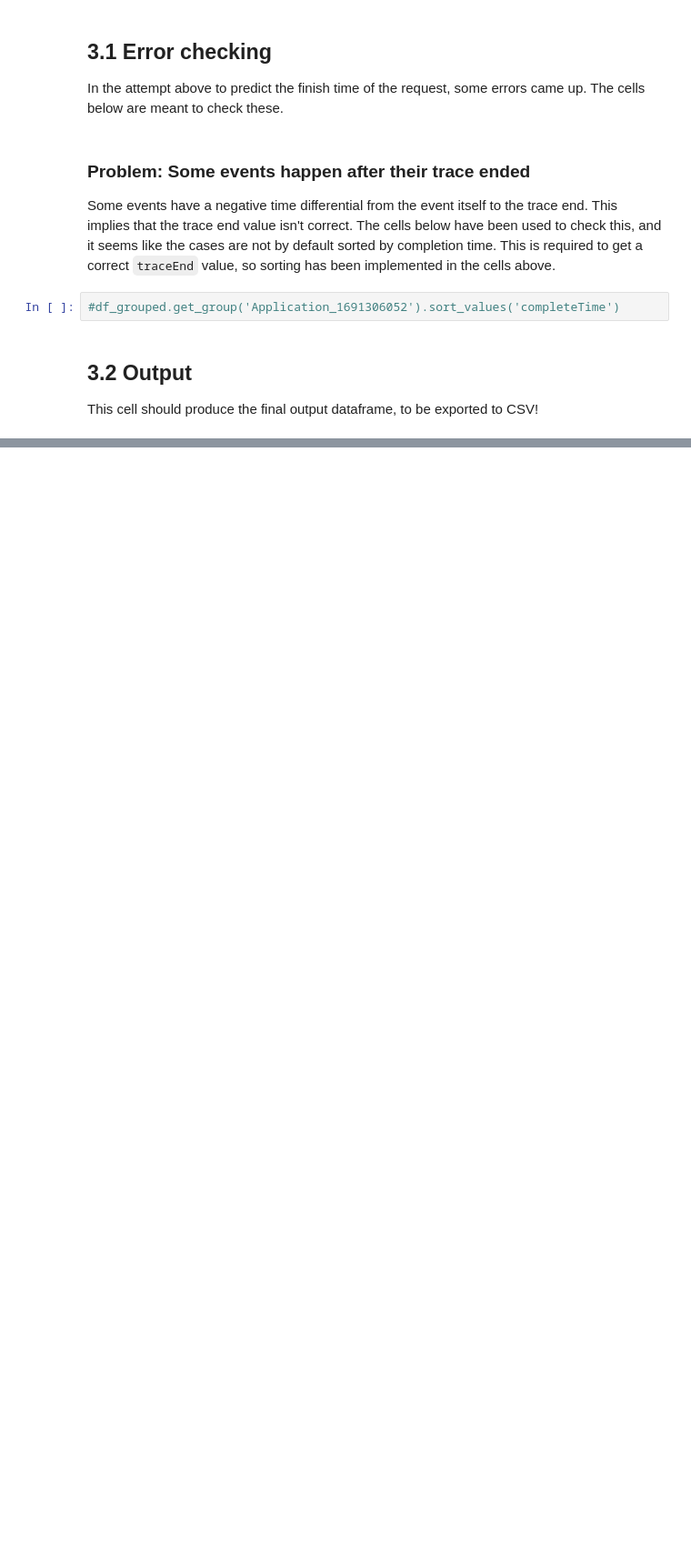
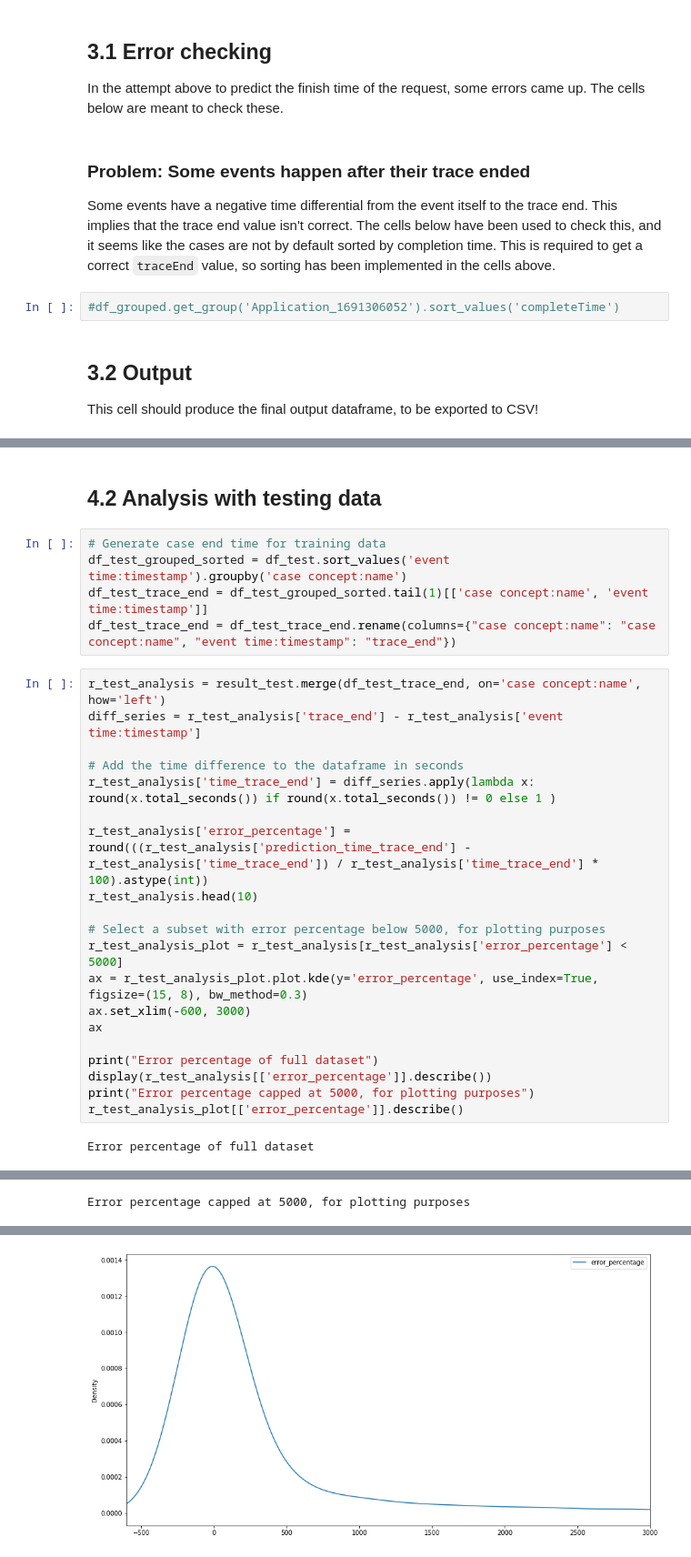
Before and after one commit to NickSot/process_mining, a Jupyter notebook: jesse/sprint_1_2012.ipynb, the cells around one changed output, grey strips where cells are left out. Shown: that part at 91% size. Drawn from its saved outputs; the diff is of its cells as text; blank space fills up the shorter version.

```diff
--- a/jesse/sprint_1_2012.ipynb
+++ b/jesse/sprint_1_2012.ipynb
@@ -262,0 +291,29 @@ ax_bp = r_analysis.boxplot(column='error_percentage', showfliers=False)
+# %% [markdown]
+## 4.2 Analysis with testing data
+# %%
+# Generate case end time for training data
+df_test_grouped_sorted = df_test.sort_values('event time:timestamp').groupby('case concept:name')
+df_test_trace_end = df_test_grouped_sorted.tail(1)[['case concept:name', 'event time:timestamp']]
+df_test_trace_end = df_test_trace_end.rename(columns={"case concept:name": "case concept:name", "event time:timestamp": "trace_end"})
+# %%
+r_test_analysis = result_test.merge(df_test_trace_end, on='case concept:name', how='left')
+diff_series = r_test_analysis['trace_end'] - r_test_analysis['event time:timestamp']
+
+# Add the time difference to the dataframe in seconds
+r_test_analysis['time_trace_end'] = diff_series.apply(lambda x: round(x.total_seconds()) if round(x.total_seconds()) != 0 else 1 )
+
+r_test_analysis['error_percentage'] = round(((r_test_analysis['prediction_time_trace_end'] - r_test_analysis['time_trace_end']) / r_test_analysis['time_trace_end'] * 100).astype(int))
+r_test_analysis.head(10)
+
+# Select a subset with error percentage below 5000, for plotting purposes
+r_test_analysis_plot = r_test_analysis[r_test_analysis['error_percentage'] < 5000]
+ax = r_test_analysis_plot.plot.kde(y='error_percentage', use_index=True, figsize=(15, 8), bw_method=0.3)
+ax.set_xlim(-600, 3000)
+ax
+
+print("Error percentage of full dataset")
+display(r_test_analysis[['error_percentage']].describe())
+print("Error percentage capped at 5000, for plotting purposes")
+r_test_analysis_plot[['error_percentage']].describe()
+# %% [output]
+Error percentage of full dataset
@@ -262,0 +329 @@ ax_bp = r_analysis.boxplot(column='error_percentage', showfliers=False)
+Error percentage capped at 5000, for plotting purposes
@@ -262,0 +339 @@ ax_bp = r_analysis.boxplot(column='error_percentage', showfliers=False)
+[figure, added]
```
Also changed, not shown: parts of 22 cells of this notebook.
